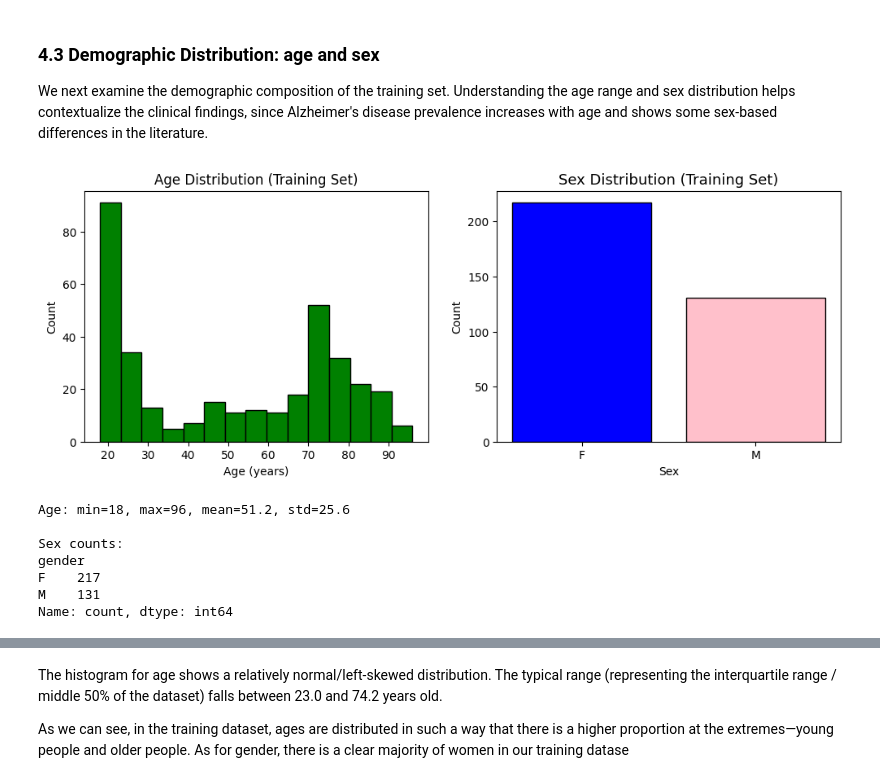
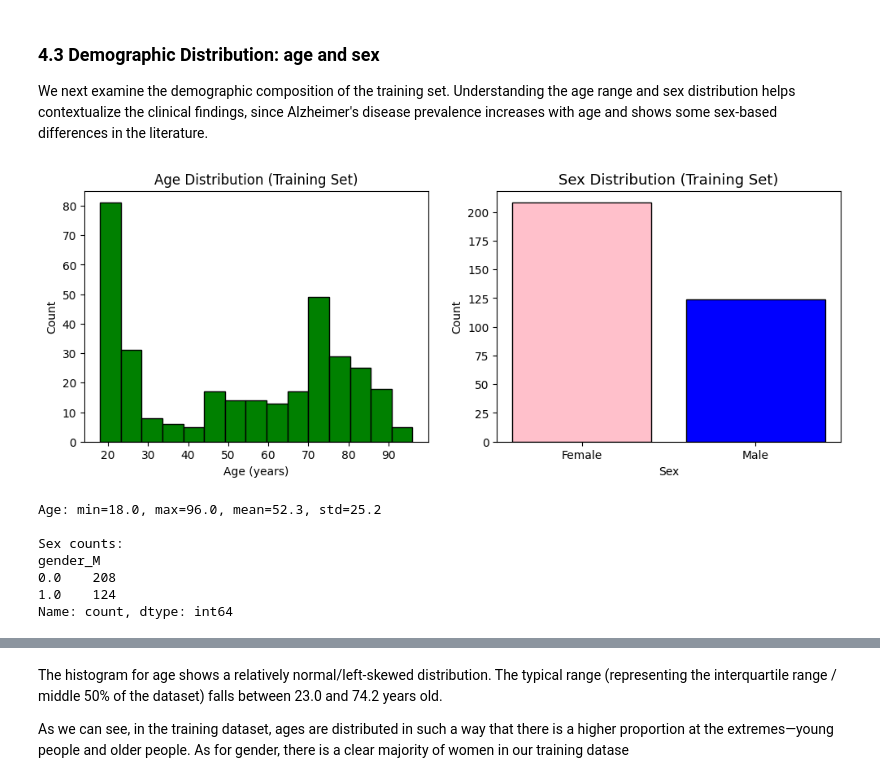
Before and after one commit to Carlos-PC05/FinalProjectCS-362, a Jupyter notebook: FinalReport_SP26_RV_PC_MASTERFILE.ipynb, the cells around one changed output, grey strips where cells are left out. Drawn from its saved outputs; the diff is of its cells as text; code cells hidden in the pictures.

```diff
--- a/FinalReport_SP26_RV_PC_MASTERFILE.ipynb
+++ b/FinalReport_SP26_RV_PC_MASTERFILE.ipynb
@@ -447,3 +504,10 @@ mri_df
+# %%
+# Fill MMSE with 30 for confirmed non-demented subjects who were not tested
+mri_df['mini_mental_state_examination'] = mri_df['mini_mental_state_examination'].fillna(30)
+# %%
+# Fill missing education and SES values with their respective column medians
+mri_df['education_level'] = mri_df['education_level'].fillna(mri_df['education_level'].median())
+mri_df['socioeconomic_status'] = mri_df['socioeconomic_status'].fillna(mri_df['socioeconomic_status'].median())
 # %% [markdown]
 We now split the data into a training and a testing set for upcoming analysis.
 # %%
@@ -451,7 +515,7 @@ We now split the data into a training and a testing set for upcoming analysis.
 SEED = 23
 # %%
 # Dropping non-predictor features (including the targets)
-X = mri_df.drop(columns = ['id', 'mini_mental_state_examination', 'clinical_dementia_rating'])
+X = mri_df.drop(columns = ['mini_mental_state_examination', 'clinical_dementia_rating'])
 
 y_reg = mri_df["mini_mental_state_examination"]   # regression target
 y_clf = mri_df["clinical_dementia_rating"]         # classification target
@@ -513,0 +541,4 @@ mri_test_reg_df.head()
+# %%
+# Merge training features and regression target on index
+mri_train_reg_df = X_train.merge(y_reg_train, left_index=True, right_index=True)
+mri_train_reg_df.head()
@@ -686,33 +747,33 @@ We next examine the demographic composition of the training set. Understanding t
 # %%
 fig, axes = plt.subplots(1, 2, figsize=(12, 4))
 
 # Age distribution
 axes[0].hist(mri_train_reg_df['age'], bins=15, color='green', edgecolor='black')
 axes[0].set_title('Age Distribution (Training Set)')
 axes[0].set_xlabel('Age (years)')
 axes[0].set_ylabel('Count')
 
-# Sex distribution
-sex_counts = mri_train_reg_df['gender'].value_counts()
-axes[1].bar(sex_counts.index, sex_counts.values,
-            color=['blue', 'pink'], edgecolor='black')
+# Sex distribution using the one-hot encoded gender_M column (1=Male, 0=Female)
+sex_counts = mri_train_reg_df['gender_M'].value_counts()
+axes[1].bar(['Female', 'Male'], sex_counts.values,
+            color=['pink', 'blue'], edgecolor='black')
 axes[1].set_title('Sex Distribution (Training Set)', fontsize=13)
 axes[1].set_xlabel('Sex')
 axes[1].set_ylabel('Count')
 
 plt.show()
 
 print(f"Age: min={mri_train_reg_df['age'].min()}, max={mri_train_reg_df['age'].max()}, "
       f"mean={mri_train_reg_df['age'].mean():.1f}, std={mri_train_reg_df['age'].std():.1f}")
 print(f"\nSex counts:\n{sex_counts}")
 # %% [output]
-[figure, old version]
+[figure, new version]
-Age: min=18, max=96, mean=51.2, std=25.6
+Age: min=18.0, max=96.0, mean=52.3, std=25.2
 
 Sex counts:
-gender
-F    217
-M    131
+gender_M
+0.0    208
+1.0    124
 Name: count, dtype: int64
 # %%
 p25 = mri_train_clf_df['age'].quantile(0.25)
```
Also changed, not shown: parts of 49 cells of this notebook.
